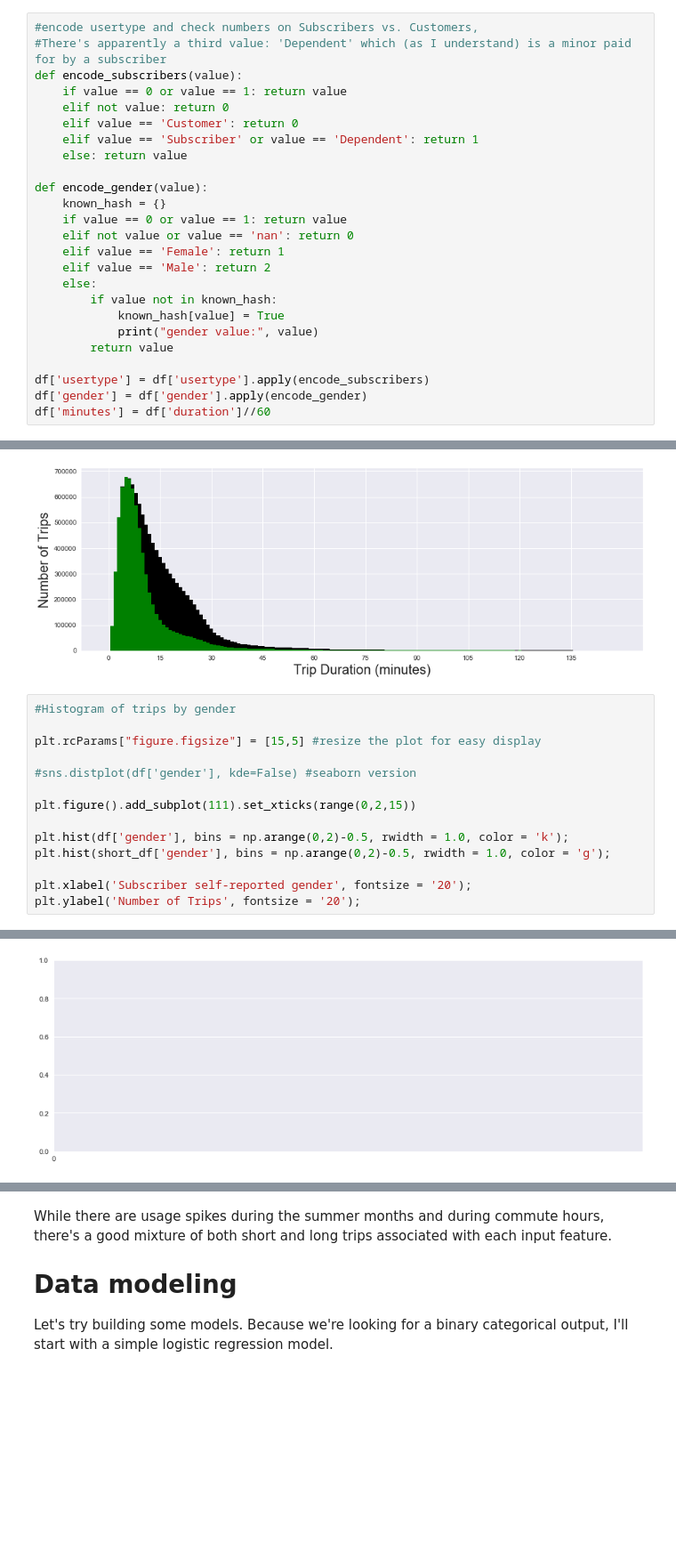
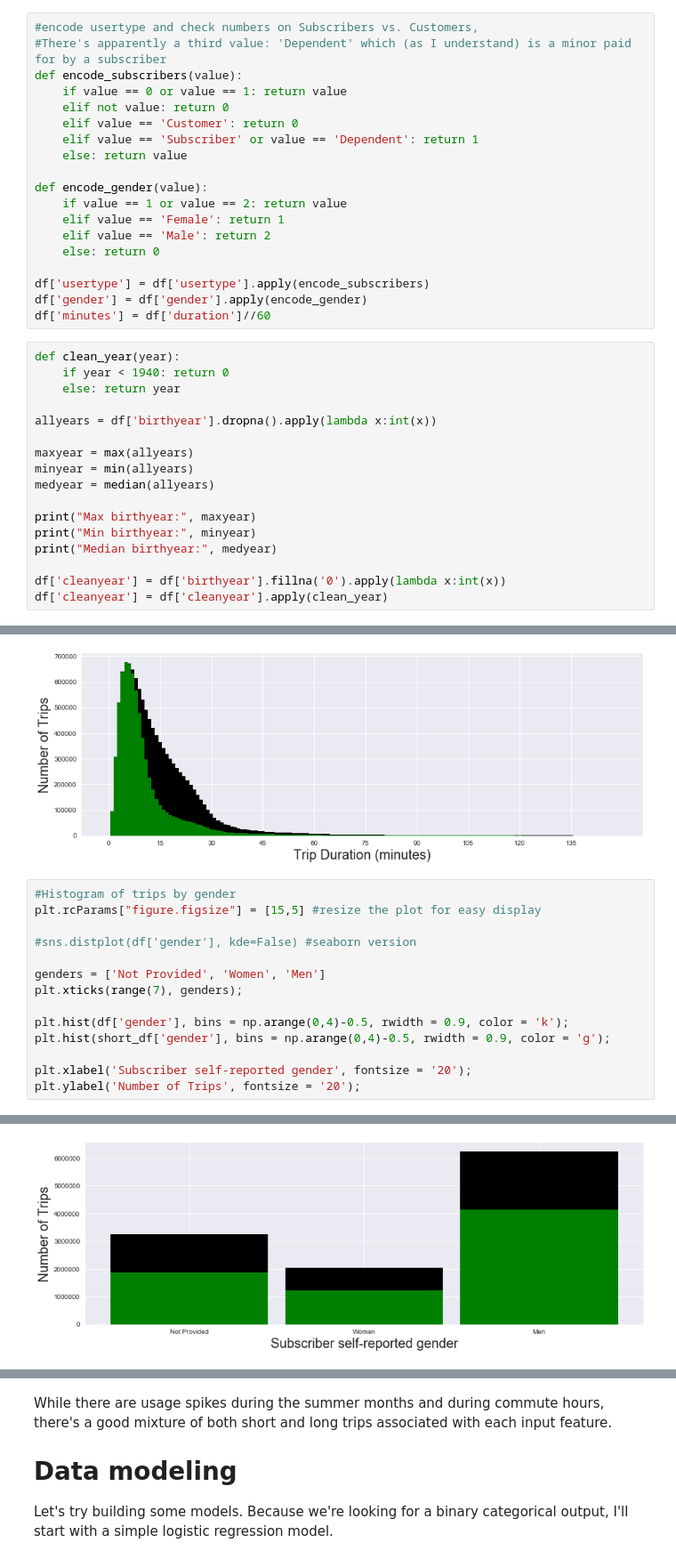
Before and after one commit to AlanAu/data-challenges, a Jupyter notebook: Alan Au - Divvy.ipynb, the cells around one changed output, grey strips where cells are left out. Shown: that part at 89% size. Cells and saved outputs as stored; diff of their text form; blank space fills up the shorter version.

```diff
--- a/Alan Au - Divvy.ipynb
+++ b/Alan Au - Divvy.ipynb
@@ -379,17 +380,28 @@ def encode_subscribers(value):
     else: return value
 
 def encode_gender(value):
-    known_hash = {}
-    if value == 0 or value == 1: return value
-    elif not value or value == 'nan': return 0
+    if value == 1 or value == 2: return value
     elif value == 'Female': return 1
     elif value == 'Male': return 2
-    else:
-        if value not in known_hash:
-            known_hash[value] = True
-            print("gender value:", value)
-        return value
+    else: return 0
 
 df['usertype'] = df['usertype'].apply(encode_subscribers)
 df['gender'] = df['gender'].apply(encode_gender)
 df['minutes'] = df['duration']//60
+# %%
+def clean_year(year):
+    if year < 1940: return 0
+    else: return year
+
+allyears = df['birthyear'].dropna().apply(lambda x:int(x))
+
+maxyear = max(allyears)
+minyear = min(allyears)
+medyear = median(allyears)
+
+print("Max birthyear:", maxyear)
+print("Min birthyear:", minyear)
+print("Median birthyear:", medyear)
+
+df['cleanyear'] = df['birthyear'].fillna('0').apply(lambda x:int(x))
+df['cleanyear'] = df['cleanyear'].apply(clean_year)
@@ -504,15 +520,15 @@ plt.ylabel('Number of Trips', fontsize = '20');
 [figure]
 # %%
 #Histogram of trips by gender
-
 plt.rcParams["figure.figsize"] = [15,5] #resize the plot for easy display
 
 #sns.distplot(df['gender'], kde=False) #seaborn version
 
-plt.figure().add_subplot(111).set_xticks(range(0,2,15))
+genders = ['Not Provided', 'Women', 'Men']
+plt.xticks(range(7), genders);
 
-plt.hist(df['gender'], bins = np.arange(0,2)-0.5, rwidth = 1.0, color = 'k');
-plt.hist(short_df['gender'], bins = np.arange(0,2)-0.5, rwidth = 1.0, color = 'g');
+plt.hist(df['gender'], bins = np.arange(0,4)-0.5, rwidth = 0.9, color = 'k');
+plt.hist(short_df['gender'], bins = np.arange(0,4)-0.5, rwidth = 0.9, color = 'g');
 
 plt.xlabel('Subscriber self-reported gender', fontsize = '20');
 plt.ylabel('Number of Trips', fontsize = '20');
@@ -521 +536 @@ TypeError: '<=' not supported between instances of 'float' and 'str'
-[figure, old version]
+[figure, new version]
```
Also changed, not shown: parts of 14 cells of this notebook.
